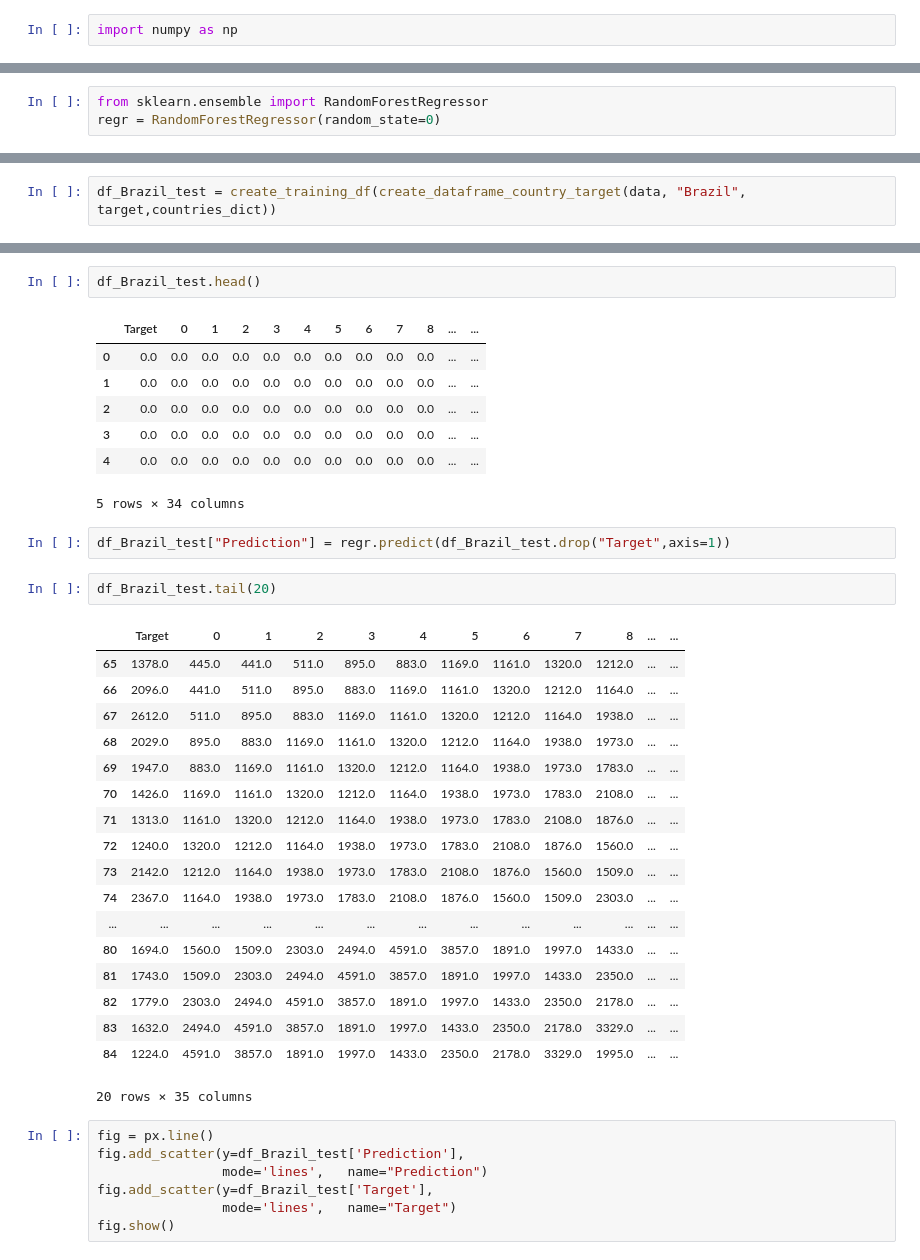
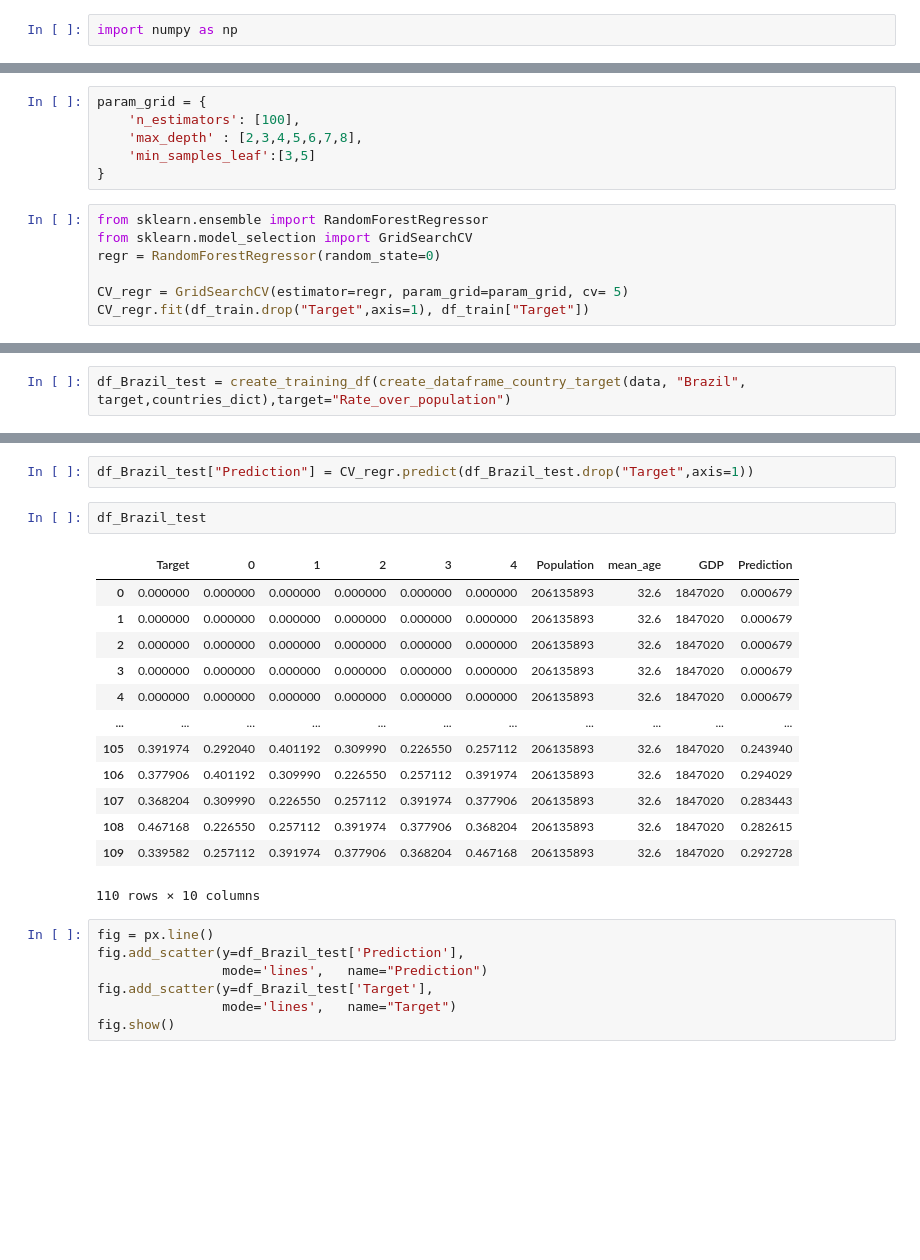
Before and after one commit to opertifelipe/covid19, a Jupyter notebook: notebook/covid.ipynb, the cells around one changed output, grey strips where cells are left out. Cells and saved outputs as stored; diff of their text form; blank space fills up the shorter version.

```diff
--- a/notebook/covid.ipynb
+++ b/notebook/covid.ipynb
@@ -255,3 +270,13 @@ for i in range(1, len(countries_to_train)):
+# %%
+param_grid = {
+    'n_estimators': [100],
+    'max_depth' : [2,3,4,5,6,7,8],
+    'min_samples_leaf':[3,5]
+}
 # %%
 from sklearn.ensemble import RandomForestRegressor
+from sklearn.model_selection import GridSearchCV
 regr = RandomForestRegressor(random_state=0)
+
+CV_regr = GridSearchCV(estimator=regr, param_grid=param_grid, cv= 5)
+CV_regr.fit(df_train.drop("Target",axis=1), df_train["Target"])
@@ -268,2 +303,2 @@ RandomForestRegressor(bootstrap=True, ccp_alpha=0.0, criterion='mse',
 # %%
-df_Brazil_test = create_training_df(create_dataframe_country_target(data, "Brazil", target,countries_dict))
+df_Brazil_test = create_training_df(create_dataframe_country_target(data, "Brazil", target,countries_dict),target="Rate_over_population")
@@ -270,36 +314,21 @@ df_Brazil_test = create_training_df(create_dataframe_country_target(data, "Brazi
+# %%
+df_Brazil_test["Prediction"] = CV_regr.predict(df_Brazil_test.drop("Target",axis=1))
 # %%
-df_Brazil_test.head()
+df_Brazil_test
 # %% [output]
-|  | Target | 0 | 1 | 2 | 3 | 4 | 5 | 6 | 7 | 8 | ... | ... |
-| 0 | 0.0 | 0.0 | 0.0 | 0.0 | 0.0 | 0.0 | 0.0 | 0.0 | 0.0 | 0.0 | ... | ... |
-| 1 | 0.0 | 0.0 | 0.0 | 0.0 | 0.0 | 0.0 | 0.0 | 0.0 | 0.0 | 0.0 | ... | ... |
-| 2 | 0.0 | 0.0 | 0.0 | 0.0 | 0.0 | 0.0 | 0.0 | 0.0 | 0.0 | 0.0 | ... | ... |
-| 3 | 0.0 | 0.0 | 0.0 | 0.0 | 0.0 | 0.0 | 0.0 | 0.0 | 0.0 | 0.0 | ... | ... |
-| 4 | 0.0 | 0.0 | 0.0 | 0.0 | 0.0 | 0.0 | 0.0 | 0.0 | 0.0 | 0.0 | ... | ... |
+|  | Target | 0 | 1 | 2 | 3 | 4 | Population | mean_age | GDP | Prediction |
+| 0 | 0.000000 | 0.000000 | 0.000000 | 0.000000 | 0.000000 | 0.000000 | 206135893 | 32.6 | 1847020 | 0.000679 |
+| 1 | 0.000000 | 0.000000 | 0.000000 | 0.000000 | 0.000000 | 0.000000 | 206135893 | 32.6 | 1847020 | 0.000679 |
+| 2 | 0.000000 | 0.000000 | 0.000000 | 0.000000 | 0.000000 | 0.000000 | 206135893 | 32.6 | 1847020 | 0.000679 |
+| 3 | 0.000000 | 0.000000 | 0.000000 | 0.000000 | 0.000000 | 0.000000 | 206135893 | 32.6 | 1847020 | 0.000679 |
+| 4 | 0.000000 | 0.000000 | 0.000000 | 0.000000 | 0.000000 | 0.000000 | 206135893 | 32.6 | 1847020 | 0.000679 |
+| ... | ... | ... | ... | ... | ... | ... | ... | ... | ... | ... |
+| 105 | 0.391974 | 0.292040 | 0.401192 | 0.309990 | 0.226550 | 0.257112 | 206135893 | 32.6 | 1847020 | 0.243940 |
+| 106 | 0.377906 | 0.401192 | 0.309990 | 0.226550 | 0.257112 | 0.391974 | 206135893 | 32.6 | 1847020 | 0.294029 |
+| 107 | 0.368204 | 0.309990 | 0.226550 | 0.257112 | 0.391974 | 0.377906 | 206135893 | 32.6 | 1847020 | 0.283443 |
+| 108 | 0.467168 | 0.226550 | 0.257112 | 0.391974 | 0.377906 | 0.368204 | 206135893 | 32.6 | 1847020 | 0.282615 |
+| 109 | 0.339582 | 0.257112 | 0.391974 | 0.377906 | 0.368204 | 0.467168 | 206135893 | 32.6 | 1847020 | 0.292728 |
-5 rows × 34 columns
+110 rows × 10 columns
-# %%
-df_Brazil_test["Prediction"] = regr.predict(df_Brazil_test.drop("Target",axis=1))
-# %%
-df_Brazil_test.tail(20)
-# %% [output]
-|  | Target | 0 | 1 | 2 | 3 | 4 | 5 | 6 | 7 | 8 | ... | ... |
-| 65 | 1378.0 | 445.0 | 441.0 | 511.0 | 895.0 | 883.0 | 1169.0 | 1161.0 | 1320.0 | 1212.0 | ... | ... |
-| 66 | 2096.0 | 441.0 | 511.0 | 895.0 | 883.0 | 1169.0 | 1161.0 | 1320.0 | 1212.0 | 1164.0 | ... | ... |
-| 67 | 2612.0 | 511.0 | 895.0 | 883.0 | 1169.0 | 1161.0 | 1320.0 | 1212.0 | 1164.0 | 1938.0 | ... | ... |
-| 68 | 2029.0 | 895.0 | 883.0 | 1169.0 | 1161.0 | 1320.0 | 1212.0 | 1164.0 | 1938.0 | 1973.0 | ... | ... |
-| 69 | 1947.0 | 883.0 | 1169.0 | 1161.0 | 1320.0 | 1212.0 | 1164.0 | 1938.0 | 1973.0 | 1783.0 | ... | ... |
-| 70 | 1426.0 | 1169.0 | 1161.0 | 1320.0 | 1212.0 | 1164.0 | 1938.0 | 1973.0 | 1783.0 | 2108.0 | ... | ... |
-| 71 | 1313.0 | 1161.0 | 1320.0 | 1212.0 | 1164.0 | 1938.0 | 1973.0 | 1783.0 | 2108.0 | 1876.0 | ... | ... |
-| 72 | 1240.0 | 1320.0 | 1212.0 | 1164.0 | 1938.0 | 1973.0 | 1783.0 | 2108.0 | 1876.0 | 1560.0 | ... | ... |
-| 73 | 2142.0 | 1212.0 | 1164.0 | 1938.0 | 1973.0 | 1783.0 | 2108.0 | 1876.0 | 1560.0 | 1509.0 | ... | ... |
-| 74 | 2367.0 | 1164.0 | 1938.0 | 1973.0 | 1783.0 | 2108.0 | 1876.0 | 1560.0 | 1509.0 | 2303.0 | ... | ... |
-| ... | ... | ... | ... | ... | ... | ... | ... | ... | ... | ... | ... | ... |
-| 80 | 1694.0 | 1560.0 | 1509.0 | 2303.0 | 2494.0 | 4591.0 | 3857.0 | 1891.0 | 1997.0 | 1433.0 | ... | ... |
-| 81 | 1743.0 | 1509.0 | 2303.0 | 2494.0 | 4591.0 | 3857.0 | 1891.0 | 1997.0 | 1433.0 | 2350.0 | ... | ... |
-| 82 | 1779.0 | 2303.0 | 2494.0 | 4591.0 | 3857.0 | 1891.0 | 1997.0 | 1433.0 | 2350.0 | 2178.0 | ... | ... |
-| 83 | 1632.0 | 2494.0 | 4591.0 | 3857.0 | 1891.0 | 1997.0 | 1433.0 | 2350.0 | 2178.0 | 3329.0 | ... | ... |
-| 84 | 1224.0 | 4591.0 | 3857.0 | 1891.0 | 1997.0 | 1433.0 | 2350.0 | 2178.0 | 3329.0 | 1995.0 | ... | ... |
-20 rows × 35 columns
 # %%
 fig = px.line()
 fig.add_scatter(y=df_Brazil_test['Prediction'],
```
Also changed, not shown: parts of 40 cells of this notebook.
